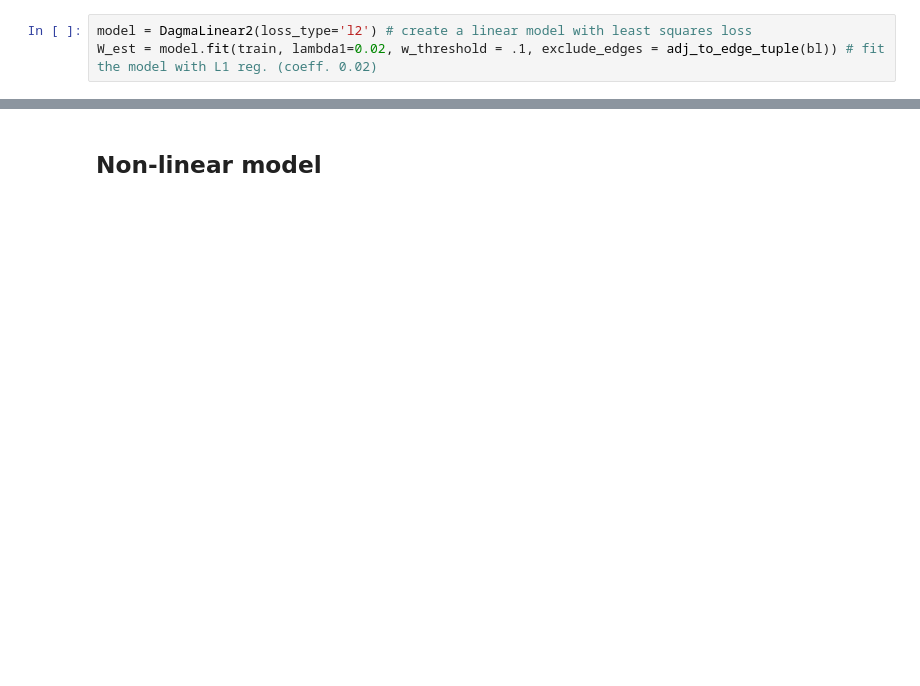
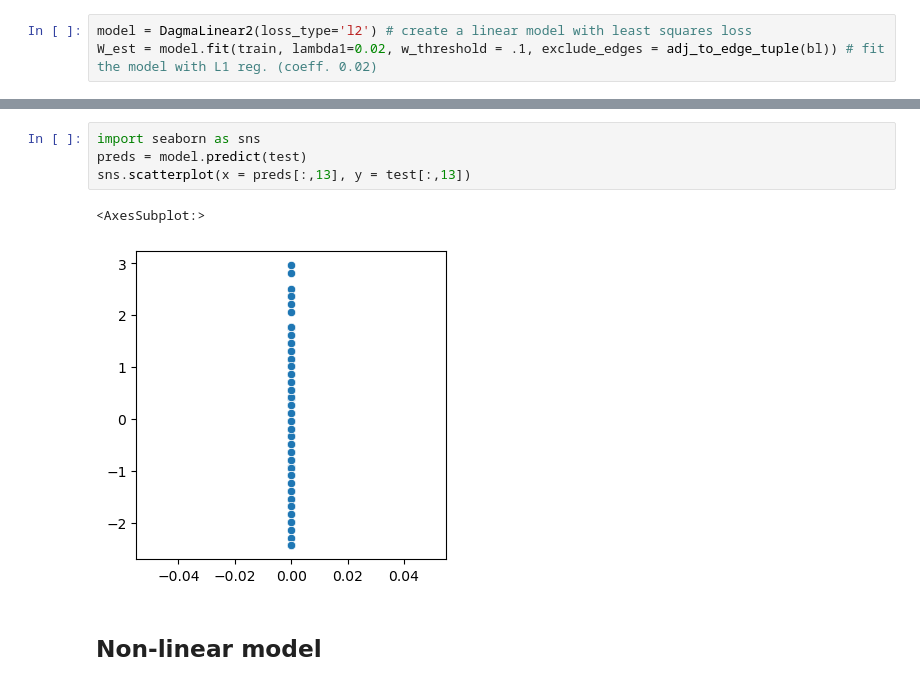
Before and after one commit to derekpowell/nonlinear-bns, a Jupyter notebook: dagma-vacc.ipynb, the cells around one changed output, grey strips where cells are left out. Drawn from its saved outputs; the diff is of its cells as text; blank space fills up the shorter version.

```diff
--- a/dagma-vacc.ipynb
+++ b/dagma-vacc.ipynb
@@ -124,2 +199,9 @@ visualize_adj_matrix(W_est)
+# %%
+import seaborn as sns
+preds = model.predict(test)
+sns.scatterplot(x = preds[:,13], y = test[:,13])
+# %% [output]
+<AxesSubplot:>
+[figure, added]
 # %% [markdown]
 ## Non-linear model
```
Also changed, not shown: parts of 20 cells of this notebook, 1 other file.
